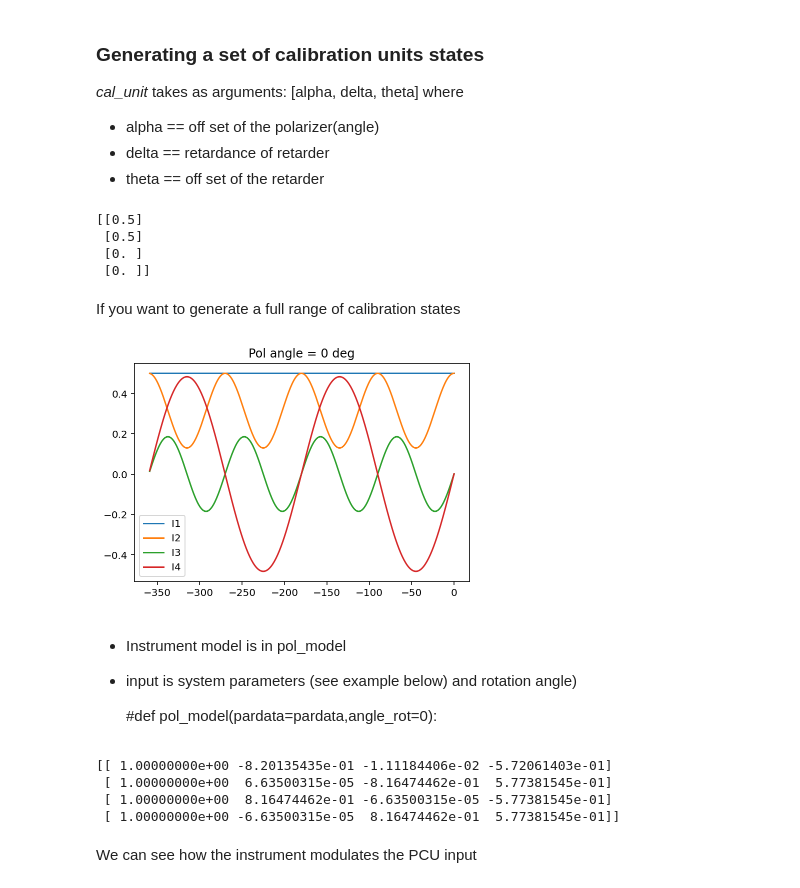
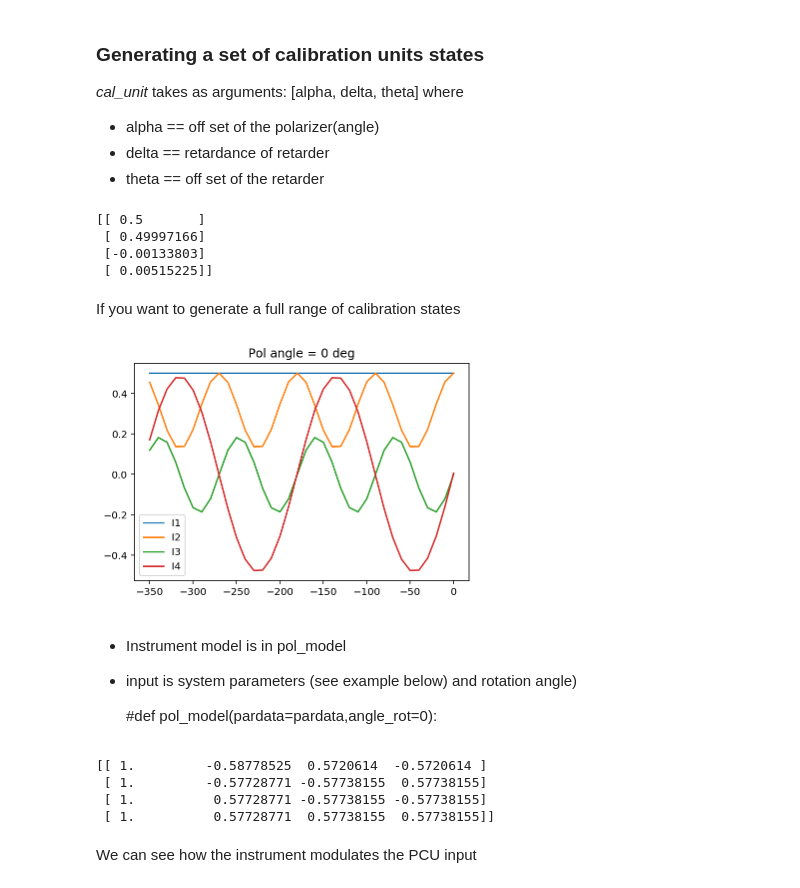
Before and after one commit to vivivum/SPGPylibs, a Jupyter notebook: SPGPylibs/PHItools/polcal_py/polcal_phi.ipynb, the cells around one changed output. Saved outputs shown, nothing was run; the diff lists cells and outputs as text; code cells hidden in the pictures.

```diff
--- a/SPGPylibs/PHItools/polcal_py/polcal_phi.ipynb
+++ b/SPGPylibs/PHItools/polcal_py/polcal_phi.ipynb
@@ -14,56 +14,56 @@ from matplotlib import pyplot as plt
 -    delta == retardance of retarder
 -    theta == off set of the retarder
 # %%
-cl = pln.cal_unit(0., 75., 0., angle_rot=None)
+cl = pln.cal_unit(-0.305, 75.442, 0., angle_rot=None)
 #result is a column vector!
 print(cl)
 # %% [output]
-[[0.5]
- [0.5]
- [0. ]
- [0. ]]
+[[ 0.5       ]
+ [ 0.49997166]
+ [-0.00133803]
+ [ 0.00515225]]
 # %% [markdown]
 If you want to generate a full range of calibration states
 # %%
 #generate the calibration states (input to instrument)
 #def cal_unit(alpha, delta, theta, angle_rot=None):
     #theta = off set of the retarder
     #delta = retardance
     #alpha = off set of the polarizer(angle)
     #theta = np.arange(0, -360, -1)
-theta = np.arange(0, -360, -1)
-out = np.zeros((4,360))
+theta = np.arange(0, -360, -10)
+out = np.zeros((4,36))
 for i in range(len(theta)):
-    out[:,i] = pln.cal_unit(0.,75.,theta[i]).flatten()
+    out[:,i] = pln.cal_unit(-0.305, 75.442,theta[i]).flatten()
 plt.plot(theta, out[0, :], label = 'I1')
 plt.plot(theta, out[1, :], label = 'I2')
 plt.plot(theta, out[2, :], label = 'I3')
 plt.plot(theta, out[3, :], label = 'I4')
 plt.title('Pol angle = 0 deg')
 plt.legend()
 plt.show()
 # %% [output]
-[figure, old version]
+[figure, new version]
 # %% [markdown]
 - Instrument model is in pol_model
 - input is system parameters (see example below) and rotation angle)
 
     #def pol_model(pardata=pardata,angle_rot=0):
 # %%
-pardata = {'delta1' : np.array([225, 225, 315, 315]),
-           'delta2' : np.array([234, 125.26, 54.74, 305.26]),
-           'theta1' : 0,
-           'theta2' : 45,
-           'pol_angle' : 0,
-           'rot_inst' : 0}
+pardata = {'delta1' : np.array([225., 225., 315., 315.]),
+           'delta2' : np.array([234., 125.26, 54.74, 305.26]),
+           'theta1' : 0.0,
+           'theta2' : 45.0,
+           'pol_angle' : 0.0,
+           'rot_inst' : 0.0}
 
 mod_matrix = pln.instrument_model(pardata=pardata)
 print(2.*mod_matrix)
 # %% [output]
-[[ 1.00000000e+00 -8.20135435e-01 -1.11184406e-02 -5.72061403e-01]
- [ 1.00000000e+00  6.63500315e-05 -8.16474462e-01  5.77381545e-01]
- [ 1.00000000e+00  8.16474462e-01 -6.63500315e-05 -5.77381545e-01]
- [ 1.00000000e+00 -6.63500315e-05  8.16474462e-01  5.77381545e-01]]
+[[ 1.         -0.58778525  0.5720614  -0.5720614 ]
+ [ 1.         -0.57728771 -0.57738155  0.57738155]
+ [ 1.          0.57728771 -0.57738155 -0.57738155]
+ [ 1.          0.57728771  0.57738155  0.57738155]]
 # %% [markdown]
 We can see how the instrument modulates the PCU input
 # %%
```
Also changed, not shown: parts of 17 cells of this notebook, 1 other file.
